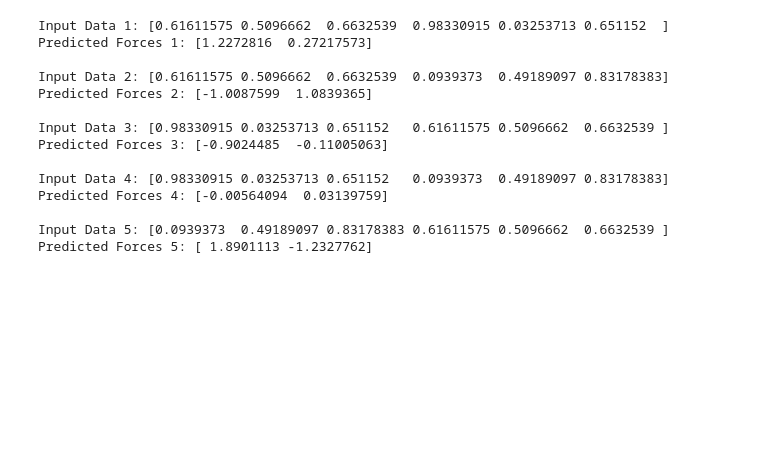
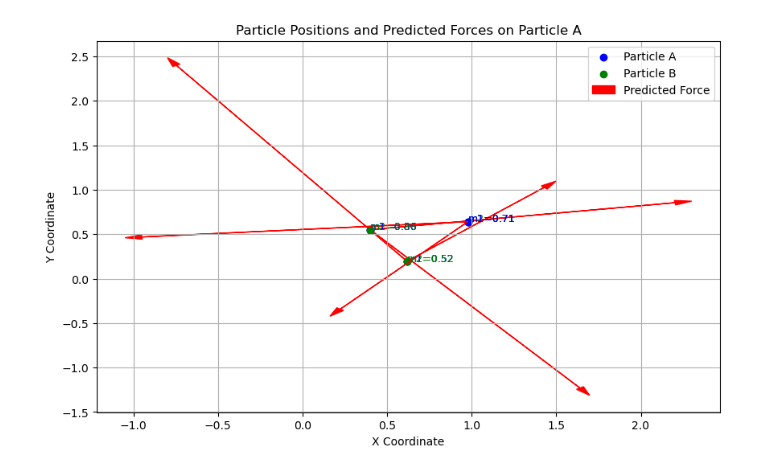
Before and after one commit to PolG24/TFG, a Jupyter notebook: gravity/data_generation.ipynb, the cells around one changed output. Cells and saved outputs as stored; diff of their text form; code cells hidden in the pictures; blank space fills up the shorter version.

```diff
--- a/gravity/data_generation.ipynb
+++ b/gravity/data_generation.ipynb
@@ -501,42 +497,54 @@ print(particle_dataset[0])
 # %%
 # Organize the data for PySR
 
 input_data = []
 predicted_forces = []
 for i, data_point in enumerate(particle_dataset):
     for j in range(0, 3):
         for k in range(0, 3):
             if j != k:
                 particleA = data_point[j][:3]
                 particleB = data_point[k][:3]
                 input_tensor = torch.tensor(particleA + particleB, dtype=torch.float32)
                 input_data.append(input_tensor)
                 predicted_forces.append(model.edge_model.mlp(input_tensor.cuda()))
 
 # Convert lists to NumPy arrays
 input_data = np.vstack(input_data)
 predicted_forces = np.vstack([tensor.cpu().detach().numpy() for tensor in predicted_forces])
 
-# Print the first few input data and predicted forces
-for i in range(5):
-    print(f"Input Data {i + 1}: {input_data[i]}")
-    print(f"Predicted Forces {i + 1}: {predicted_forces[i]}")
-    print()
+# Sample input data and predicted forces from the provided examples
+input_data_sample = input_data[:6]  # Extracting the first 5 samples
+predicted_forces_sample = predicted_forces[:6]  # Extracting the first 5 predicted forces
+
+plt.figure(figsize=(10, 6))
+
+# Loop over the examples to plot each one
+for i in range(len(input_data_sample)):
+    # Extract particle data
+    x1, y1, mass1, x2, y2, mass2 = input_data_sample[i]
+    Fx, Fy = predicted_forces_sample[i]
+
+    # Plot particles positions
+    plt.scatter(x1, y1, color='blue', label='Particle A' if i == 0 else "")
+    plt.scatter(x2, y2, color='green', label='Particle B' if i == 0 else "")
+
+    # Draw force vector on Particle A
+    plt.arrow(x1, y1, Fx, Fy, head_width=0.05, head_length=0.1, fc='red', ec='red', label='Predicted Force' if i == 0 else "")
+
+    # Annotate masses
+    plt.text(x1, y1, f"m1={mass1:.2f}", fontsize=9, color='blue')
+    plt.text(x2, y2, f"m2={mass2:.2f}", fontsize=9, color='green')
+
+# Set plot properties
+plt.xlabel('X Coordinate')
+plt.ylabel('Y Coordinate')
+plt.title('Particle Positions and Predicted Forces on Particle A')
+plt.grid(True)
+plt.legend()
+plt.show()
 # %% [output]
-Input Data 1: [0.61611575 0.5096662  0.6632539  0.98330915 0.03253713 0.651152  ]
-Predicted Forces 1: [1.2272816  0.27217573]
-
-Input Data 2: [0.61611575 0.5096662  0.6632539  0.0939373  0.49189097 0.83178383]
-Predicted Forces 2: [-1.0087599  1.0839365]
-
-Input Data 3: [0.98330915 0.03253713 0.651152   0.61611575 0.5096662  0.6632539 ]
-Predicted Forces 3: [-0.9024485  -0.11005063]
-
-Input Data 4: [0.98330915 0.03253713 0.651152   0.0939373  0.49189097 0.83178383]
-Predicted Forces 4: [-0.00564094  0.03139759]
-
-Input Data 5: [0.0939373  0.49189097 0.83178383 0.61611575 0.5096662  0.6632539 ]
-Predicted Forces 5: [ 1.8901113 -1.2327762]
+[figure, added]
 # %%
 from pysr import PySRRegressor
 
```
Also changed, not shown: parts of 9 cells of this notebook.
